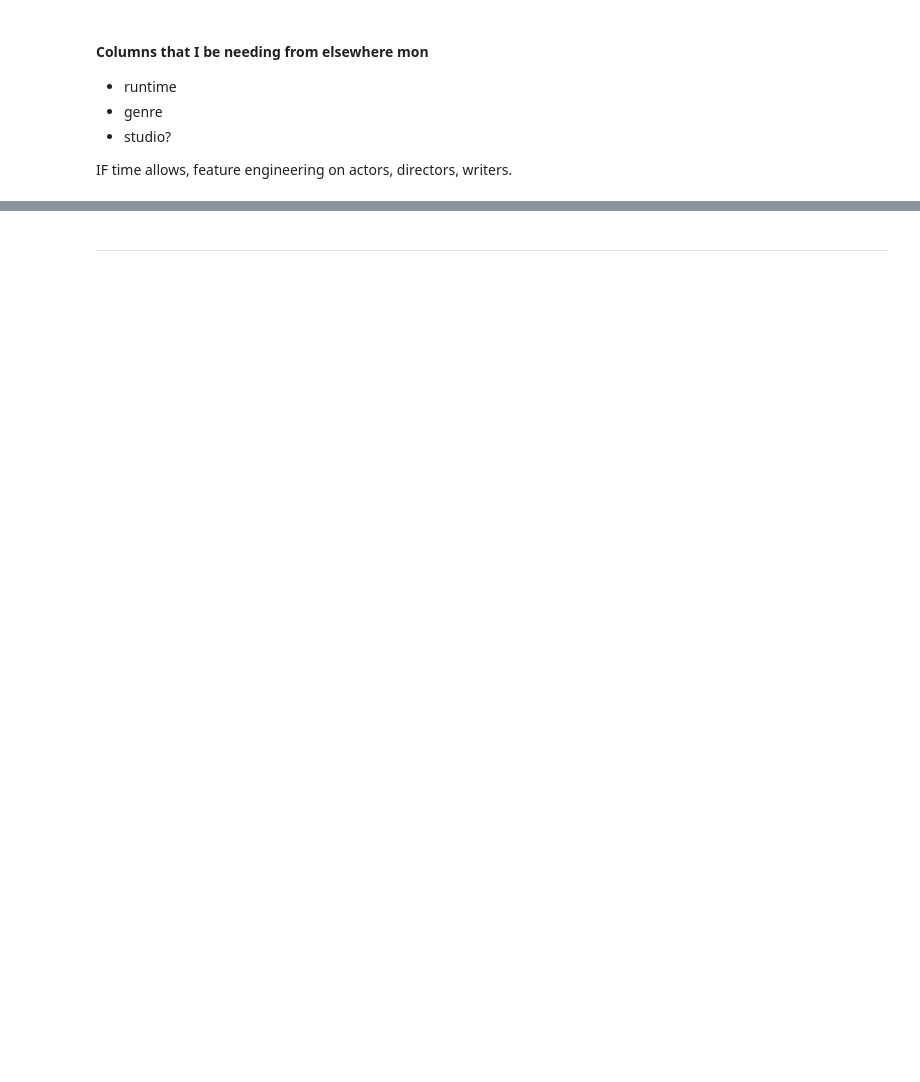
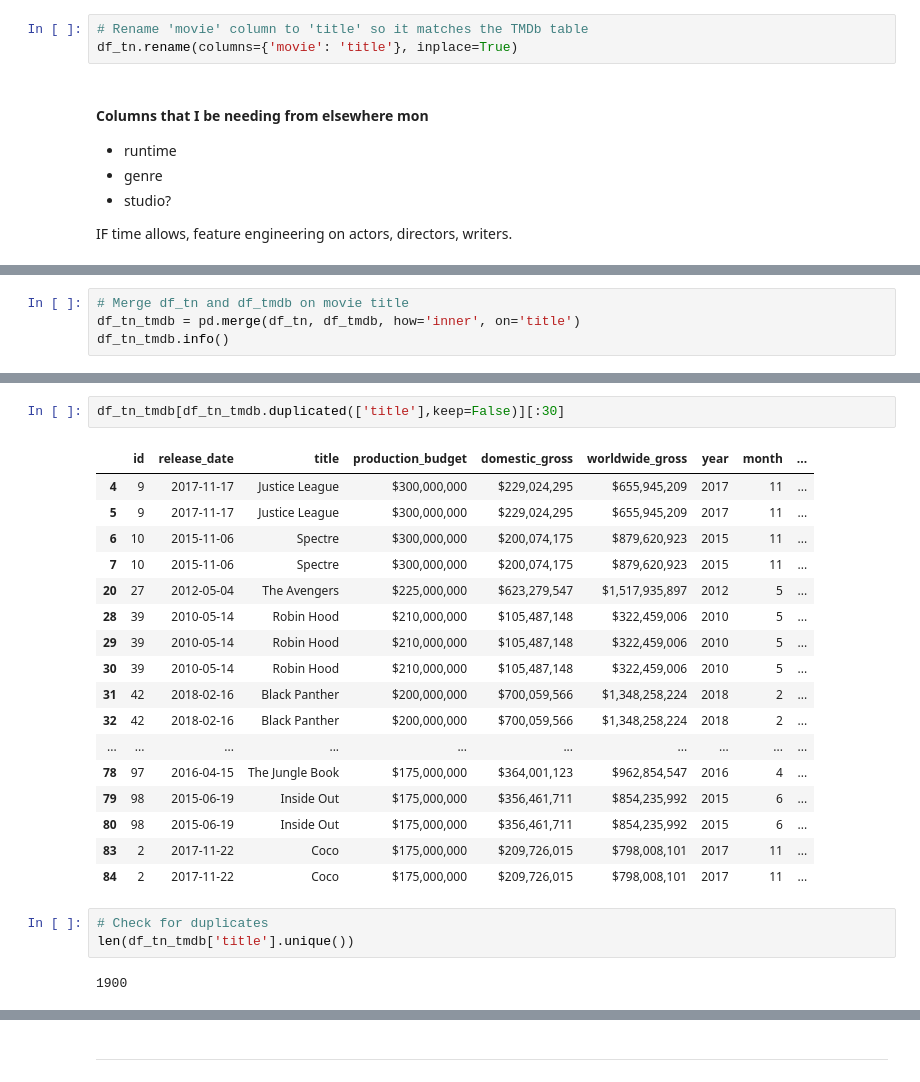
Before and after one commit to williambguo/ds-p2-project, a Jupyter notebook: code/data_cleaning.ipynb, the cells around one changed output, grey strips where cells are left out. Drawn from its saved outputs; the diff is of its cells as text; blank space fills up the shorter version.

```diff
--- a/code/data_cleaning.ipynb
+++ b/code/data_cleaning.ipynb
@@ -72,3 +95,6 @@ df_tn['day'] = df_tn['release_date'].dt.day
+# %%
+# Rename 'movie' column to 'title' so it matches the TMDb table
+df_tn.rename(columns={'movie': 'title'}, inplace=True)
 # %% [markdown]
 #### Columns that I be needing from elsewhere mon
 
@@ -79,0 +108,4 @@ IF time allows, feature engineering on actors, directors, writers.
+# %%
+# Merge df_tn and df_tmdb on movie title
+df_tn_tmdb = pd.merge(df_tn, df_tmdb, how='inner', on='title')
+df_tn_tmdb.info()
@@ -79,0 +131,25 @@ IF time allows, feature engineering on actors, directors, writers.
+# %%
+df_tn_tmdb[df_tn_tmdb.duplicated(['title'],keep=False)][:30]
+# %% [output]
+|  | id | release_date | title | production_budget | domestic_gross | worldwide_gross | year | month | ... |
+| 4 | 9 | 2017-11-17 | Justice League | $300,000,000 | $229,024,295 | $655,945,209 | 2017 | 11 | ... |
+| 5 | 9 | 2017-11-17 | Justice League | $300,000,000 | $229,024,295 | $655,945,209 | 2017 | 11 | ... |
+| 6 | 10 | 2015-11-06 | Spectre | $300,000,000 | $200,074,175 | $879,620,923 | 2015 | 11 | ... |
+| 7 | 10 | 2015-11-06 | Spectre | $300,000,000 | $200,074,175 | $879,620,923 | 2015 | 11 | ... |
+| 20 | 27 | 2012-05-04 | The Avengers | $225,000,000 | $623,279,547 | $1,517,935,897 | 2012 | 5 | ... |
+| 28 | 39 | 2010-05-14 | Robin Hood | $210,000,000 | $105,487,148 | $322,459,006 | 2010 | 5 | ... |
+| 29 | 39 | 2010-05-14 | Robin Hood | $210,000,000 | $105,487,148 | $322,459,006 | 2010 | 5 | ... |
+| 30 | 39 | 2010-05-14 | Robin Hood | $210,000,000 | $105,487,148 | $322,459,006 | 2010 | 5 | ... |
+| 31 | 42 | 2018-02-16 | Black Panther | $200,000,000 | $700,059,566 | $1,348,258,224 | 2018 | 2 | ... |
+| 32 | 42 | 2018-02-16 | Black Panther | $200,000,000 | $700,059,566 | $1,348,258,224 | 2018 | 2 | ... |
+| ... | ... | ... | ... | ... | ... | ... | ... | ... | ... |
+| 78 | 97 | 2016-04-15 | The Jungle Book | $175,000,000 | $364,001,123 | $962,854,547 | 2016 | 4 | ... |
+| 79 | 98 | 2015-06-19 | Inside Out | $175,000,000 | $356,461,711 | $854,235,992 | 2015 | 6 | ... |
+| 80 | 98 | 2015-06-19 | Inside Out | $175,000,000 | $356,461,711 | $854,235,992 | 2015 | 6 | ... |
+| 83 | 2 | 2017-11-22 | Coco | $175,000,000 | $209,726,015 | $798,008,101 | 2017 | 11 | ... |
+| 84 | 2 | 2017-11-22 | Coco | $175,000,000 | $209,726,015 | $798,008,101 | 2017 | 11 | ... |
+# %%
+# Check for duplicates
+len(df_tn_tmdb['title'].unique())
+# %% [output]
+1900
```
Also changed, not shown: parts of 40 cells of this notebook, 2 other files.
